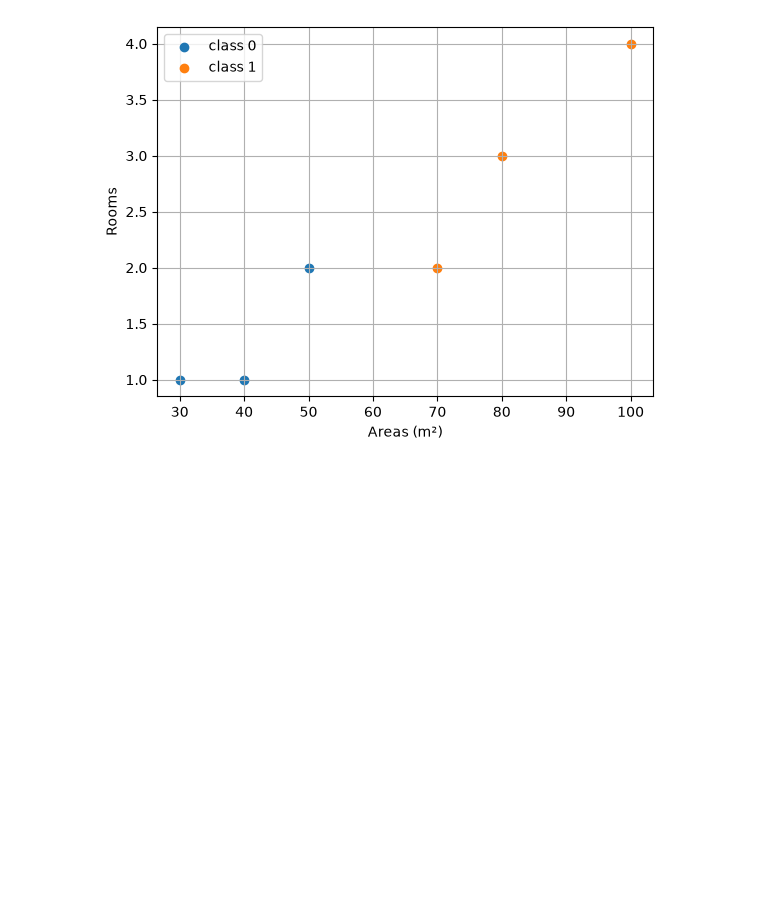
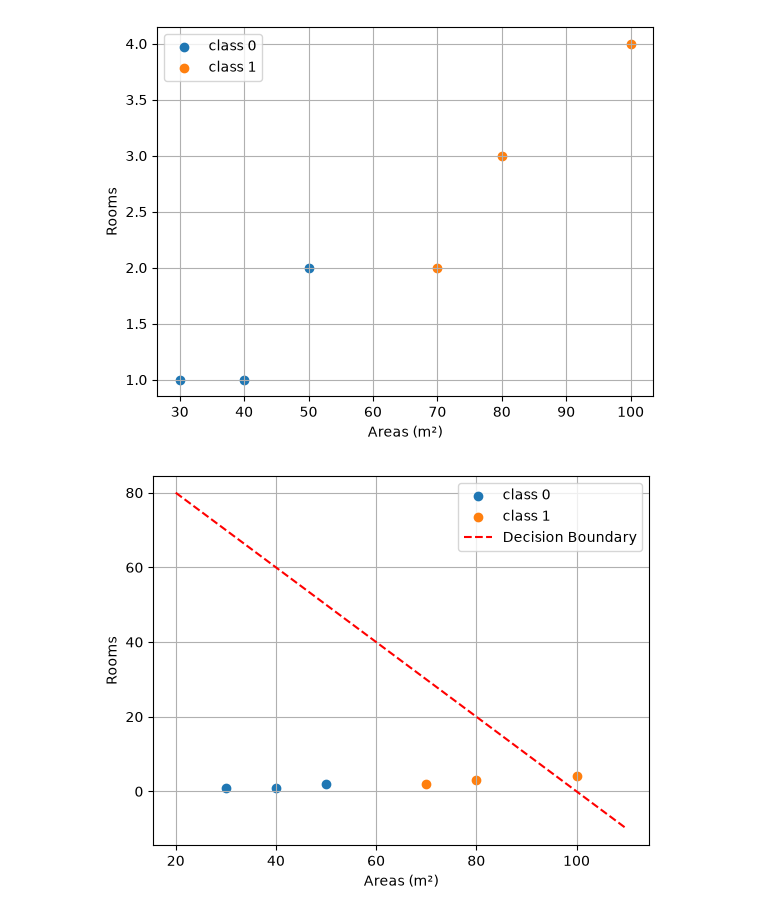
Before and after one commit to igris-nuel/ai-engineering-journey, a Jupyter notebook: projects/01-perceptron-from-scratch/01-perceptron-from-scratch/03_perceptron.ipynb, the cells around one changed output. Cells and saved outputs as stored; diff of their text form; code cells hidden in the pictures; blank space fills up the shorter version.

Commit message:
perceptron, data visualization, linear boundary line

```diff
--- a/projects/01-perceptron-from-scratch/01-perceptron-from-scratch/03_perceptron.ipynb
+++ b/projects/01-perceptron-from-scratch/01-perceptron-from-scratch/03_perceptron.ipynb
@@ -24,3 +25,43 @@ plt.legend()
 plt.show()
 # %% [output]
 [figure]
+# %%
+# boundary line
+
+import numpy as np
+import matplotlib.pyplot as plt
+
+x = np.array([
+    [30, 1],
+    [40, 1],
+    [50, 2],
+    [70, 2],
+    [80, 3],
+    [100, 4]
+])
+
+y = np.array([0, 0, 0, 1, 1, 1])
+
+plt.scatter(x[y==0,0], x[y==0,1], label="class 0")
+plt.scatter(x[y==1,0], x[y==1,1], label="class 1")
+
+#let w = [1,1] and b = -100 then  x1 = x2 -100
+u = x[:, 0].min()-10
+v = x[:, 0].max() + 10
+
+x1 = np.linspace(u,v,100)
+
+x2 = 100 -x1
+
+# p1 = (100- x1)/-3
+
+# plt.figure(figsize=(8,6))
+plt.xlabel("Areas (m²)")
+plt.ylabel("Rooms")
+plt.plot(x1, x2,  label="Decision Boundary",color="red", linestyle="--")
+# plt.plot(x1, p1,  label="Decision Boundary",color="red", linestyle="--")
+plt.grid(True)
+plt.legend()
+plt.show()
+# %% [output]
+[figure, added]
```
Also changed, not shown: parts of 1 cell of this notebook, 1 other file.
